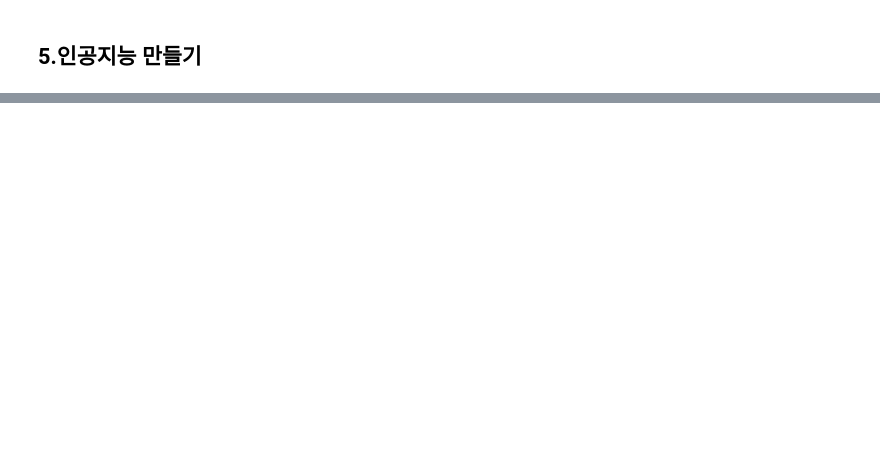
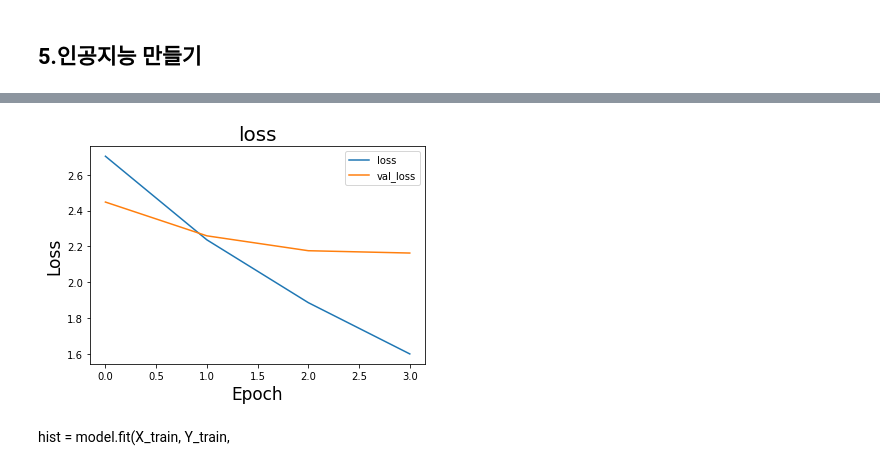
Before and after one commit to jx-dohwan/Aiffel_Exp_Project, a Jupyter notebook: [Exp_6]Writing_lyrics(NLP).ipynb, the cells around one changed output, grey strips where cells are left out. Drawn from its saved outputs; the diff is of its cells as text; code cells hidden in the pictures; blank space fills up the shorter version.

```diff
--- a/[Exp_6]Writing_lyrics(NLP).ipynb
+++ b/[Exp_6]Writing_lyrics(NLP).ipynb
@@ -143,4 +169,25 @@ print(tgt_input[1])
 # %%
-enc_train, enc_val, dec_train, dec_val = train_test_split(src_input, tgt_input, test_size=0.2, random_state=23, )
+enc_train, enc_val, dec_train, dec_val = train_test_split(src_input, tgt_input, test_size=0.2, random_state=23 )
 # %% [markdown]
 ## 5.인공지능 만들기
+# %%
+class TextGenerator(tf.keras.Model):
+    def __init__(self, vocab_size, embedding_size, hidden_size):
+        super().__init__()
+
+        self.embedding = tf.keras.layers.Embedding(vocab_size, embedding_size)
+        self.rnn_1 = tf.keras.layers.LSTM(hidden_size, return_sequences=True)
+        self.rnn_2 = tf.keras.layers.LSTM(hidden_size, return_sequences=True)
+        self.linear = tf.keras.layers.Dense(vocab_size)
+
+    def call(self, x):
+        out = self.embedding(x)
+        out = self.rnn_1(out)
+        out = self.rnn_2(out)
+        out = self.linear(out)
+
+        return out
+
+embedding_size = 502
+hidden_size = 2048
+model = TextGenerator(tokenizer.num_words + 1, embedding_size , hidden_size)
@@ -146,0 +196,8 @@ enc_train, enc_val, dec_train, dec_val = train_test_split(src_input, tgt_input,
+# %%
+optimizer = tf.keras.optimizers.Adam()
+loss = tf.keras.losses.SparseCategoricalCrossentropy(
+    from_logits=True, reduction='none')
+
+model.compile(loss=loss, optimizer=optimizer)
+# %%
+hist = model.fit(enc_train, dec_train, epochs=4,validation_data=(enc_val, dec_val))
@@ -146,0 +213,15 @@ enc_train, enc_val, dec_train, dec_val = train_test_split(src_input, tgt_input,
+# %%
+import matplotlib.pyplot as plt
+
+plt.plot(hist.history['loss'])
+plt.plot(hist.history['val_loss'])
+plt.title('loss',fontsize=20)
+plt.xlabel('Epoch', fontsize=17)
+plt.ylabel('Loss',fontsize=17)
+plt.legend(['loss', 'val_loss'], loc='upper right')
+
+plt.show()
+# %% [output]
+[figure, added]
+# %% [markdown]
+hist = model.fit(X_train, Y_train,
```
Also changed, not shown: parts of 16 cells of this notebook.
